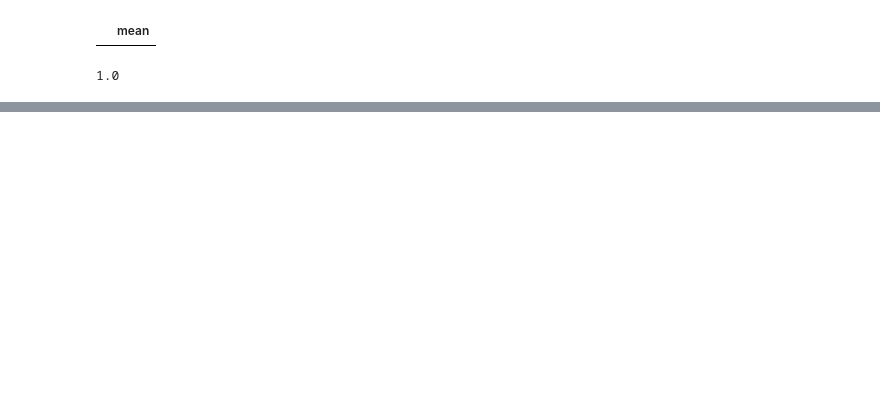
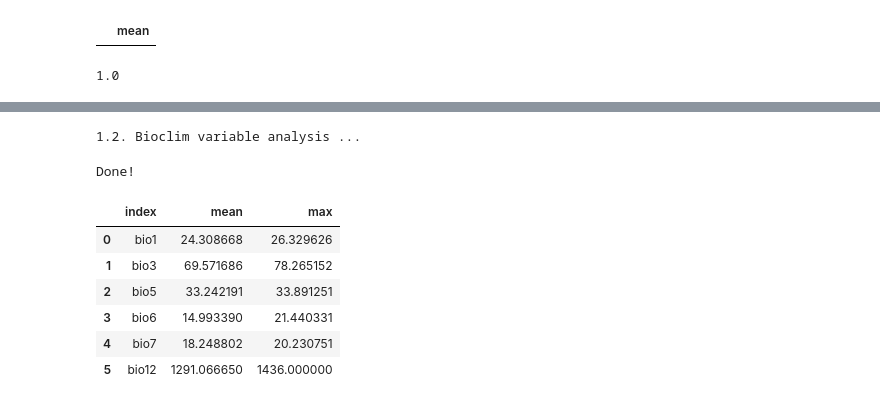
Before and after one commit to Jorgedavyd/PDG, a Jupyter notebook: preprocessing_runs.ipynb, the cells around one changed output, grey strips where cells are left out. Cells and saved outputs as stored; diff of their text form; code cells hidden in the pictures; blank space fills up the shorter version.

```diff
--- a/preprocessing_runs.ipynb
+++ b/preprocessing_runs.ipynb
@@ -204,0 +283,37 @@ pd.DataFrame(data)
+# %%
+import copy
+
+filtered_dataframe = copy.deepcopy(complement_df)
+
+
+print('1.2. Bioclim variable analysis ...')
+##Variables analysis    (presence, independent)
+
+main_bio = ['bio1', 'bio3', 'bio5', 'bio6', 'bio7', 'bio12'] ##You can try changing these values, or use all variables
+
+analysis = presence.describe().loc[['mean', 'max'], ].loc[:, main_bio].T.reset_index()
+
+
+filtered_dataframe['distance'] = 0
+
+for variable, mean, max_value in tqdm(analysis.values, desc = 'Statistical analysis ...'):
+    filtered_dataframe['distance'] = filtered_dataframe.apply(lambda row: row['distance'] + float(np.linalg.norm(mean-row[variable]))/max_value, axis = 1)
+
+filtered_dataframe['distance'] = filtered_dataframe.apply(lambda row: row['distance']/6, axis = 1)
+
+filtered_dataframe = filtered_dataframe.sort_values('distance', ascending = False).head(len(presence))
+
+print('Done!')
+# %% [output]
+1.2. Bioclim variable analysis ...
+Done!
+# %%
+analysis
+# %% [output]
+|  | index | mean | max |
+| 0 | bio1 | 24.308668 | 26.329626 |
+| 1 | bio3 | 69.571686 | 78.265152 |
+| 2 | bio5 | 33.242191 | 33.891251 |
+| 3 | bio6 | 14.993390 | 21.440331 |
+| 4 | bio7 | 18.248802 | 20.230751 |
+| 5 | bio12 | 1291.066650 | 1436.000000 |
```
Also changed, not shown: parts of 19 cells of this notebook, 4 other files.
